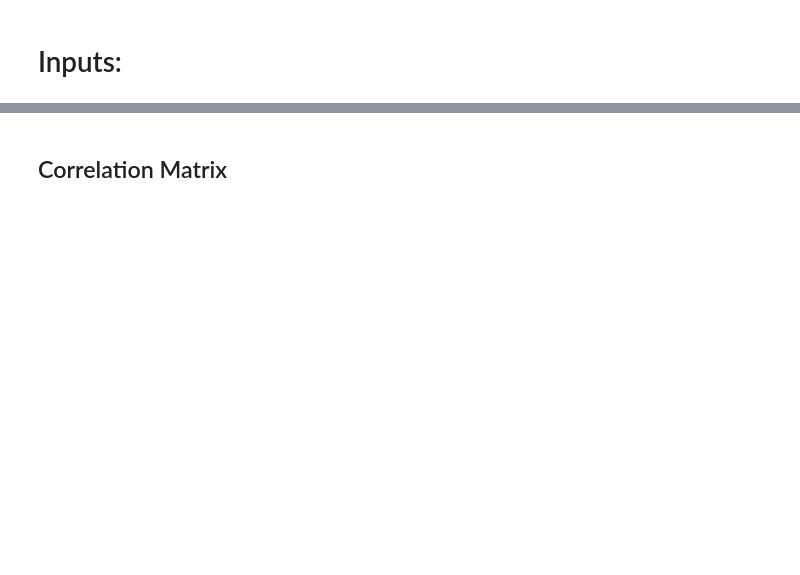
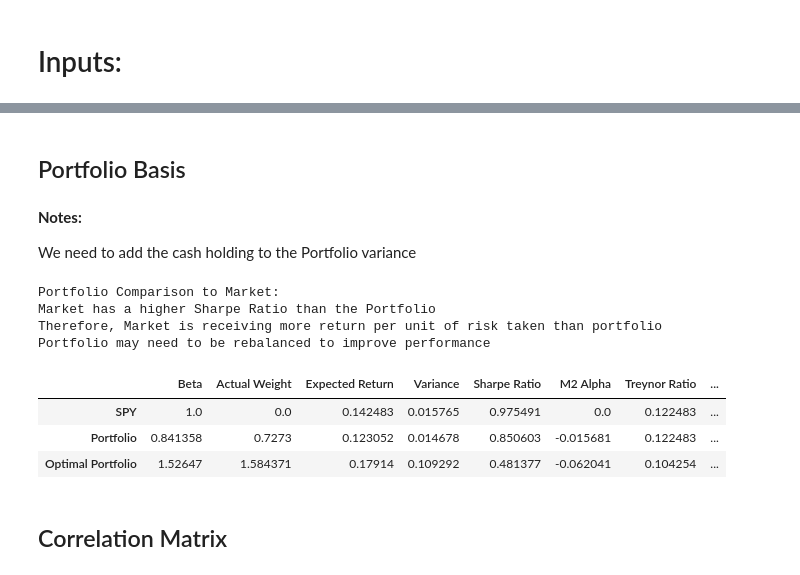
Before and after one commit to FilBillions/correlation_matrix, a Jupyter notebook: Portfolio_Management.ipynb, the cells around one changed output, grey strips where cells are left out. Saved outputs shown, nothing was run; the diff lists cells and outputs as text; code cells hidden in the pictures; blank space fills up the shorter version.

```diff
--- a/Portfolio_Management.ipynb
+++ b/Portfolio_Management.ipynb
@@ -38,2 +17,19 @@ Presented as percentages
+# %% [markdown]
+<h2>Portfolio Basis<h/2>
+# %% [markdown]
+__Notes:__
+
+We need to add the cash holding to the Portfolio variance
+# %%
+test.calculate_statistics(return_portfolio_only=True)
+# %% [output]
+Portfolio Comparison to Market:
+Market has a higher Sharpe Ratio than the Portfolio
+Therefore, Market is receiving more return per unit of risk taken than portfolio
+Portfolio may need to be rebalanced to improve performance
+|  | Beta | Actual Weight | Expected Return | Variance | Sharpe Ratio | M2 Alpha | Treynor Ratio | ... |
+| SPY | 1.0 | 0.0 | 0.142483 | 0.015765 | 0.975491 | 0.0 | 0.122483 | ... |
+| Portfolio | 0.841358 | 0.7273 | 0.123052 | 0.014678 | 0.850603 | -0.015681 | 0.122483 | ... |
+| Optimal Portfolio | 1.52647 | 1.584371 | 0.17914 | 0.109292 | 0.481377 | -0.062041 | 0.104254 | ... |
 # %% [markdown]
 <h2>Correlation Matrix</h2>
```
Also changed, not shown: parts of 6 cells of this notebook, 3 other files.
